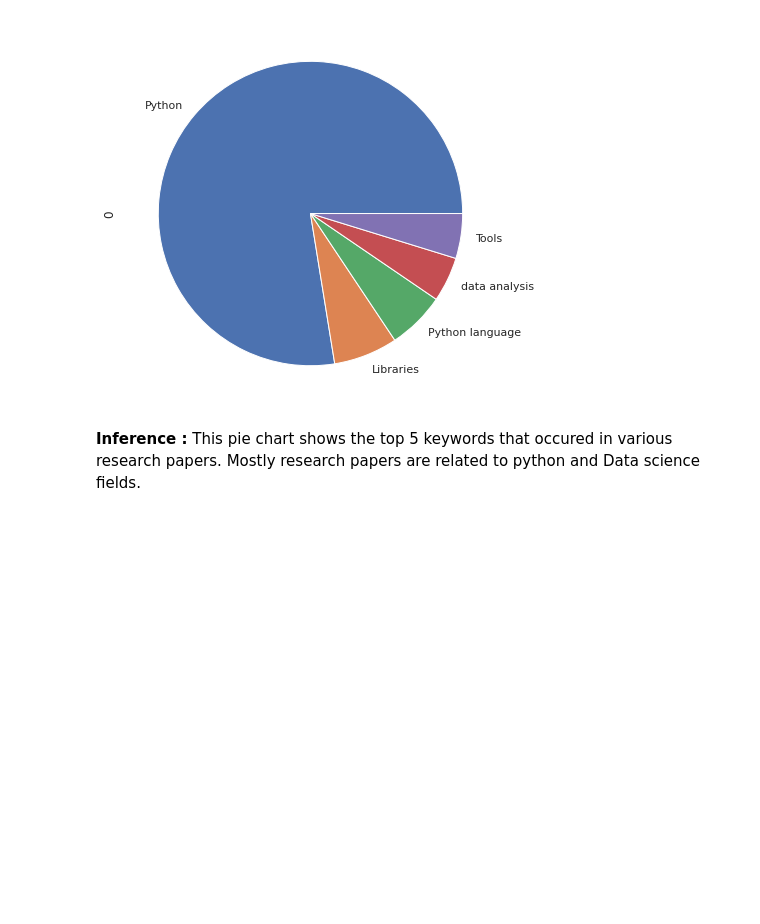
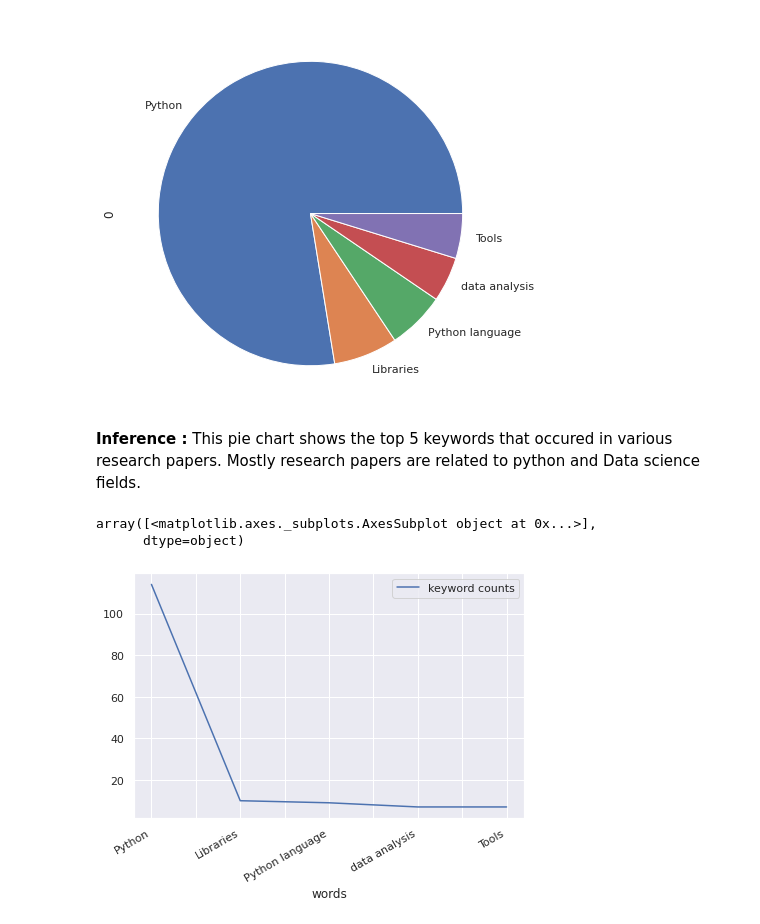
Before and after one commit to rohith1001/SSD24_SLR-Reporting_After_Data_Cleansing, a Jupyter notebook: IEEE_Visualizations.ipynb, the cells around one changed output. Cells and saved outputs as stored; diff of their text form; code cells hidden in the pictures; blank space fills up the shorter version.

Commit message:
Line plots added for keywords and authors

```diff
--- a/IEEE_Visualizations.ipynb
+++ b/IEEE_Visualizations.ipynb
@@ -184,3 +184,11 @@ array([<matplotlib.axes._subplots.AxesSubplot object at 0x...>],
 [figure]
 # %% [markdown]
 **Inference :** This pie chart shows the top 5 keywords that occured in various research papers. Mostly research papers are related to python and Data science fields.
+# %%
+linedata = keyword
+ld = linedata.sort_values(by=['keyword counts'], ascending=False)
+ld[:5].plot.line(x = 'words', y = 'keyword counts', subplots=True, figsize=(7, 5))
+# %% [output]
+array([<matplotlib.axes._subplots.AxesSubplot object at 0x...>],
+      dtype=object)
+[figure, added]
```
Also changed, not shown: parts of 5 cells of this notebook.
